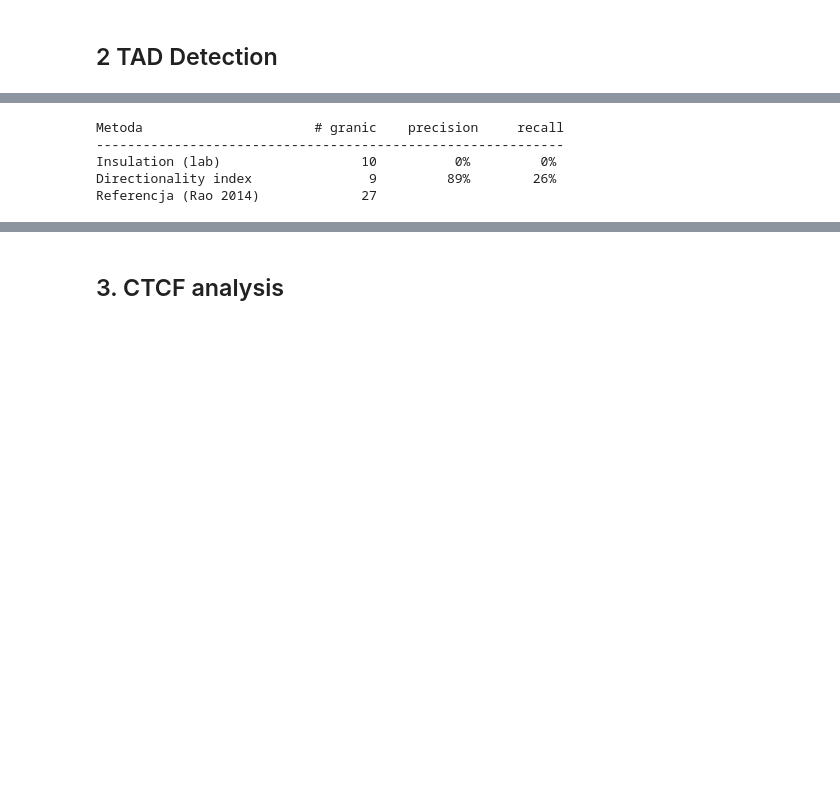
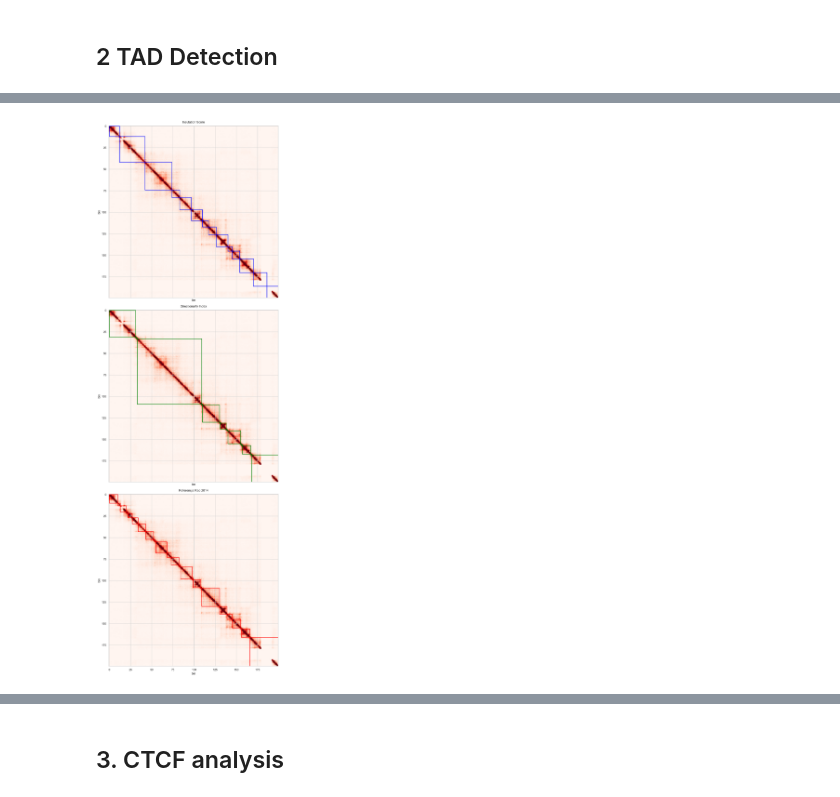
Before and after one commit to mosak2005/bioifna-projekt-3, a Jupyter notebook: Project3.ipynb, the cells around one changed output, grey strips where cells are left out. Saved outputs shown, nothing was run; the diff lists cells and outputs as text; code cells hidden in the pictures; blank space fills up the shorter version.

```diff
--- a/Project3.ipynb
+++ b/Project3.ipynb
@@ -336,24 +293,41 @@ plt.show()
-# %%
-def precision_recall(predicted, reference, tol=1):
-    """tol=1 przy 25 kb = tolerancja ±25 kb między granicami."""
-    if len(predicted) == 0 or len(reference) == 0:
-        return 0.0, 0.0
-    matched_pred = sum(any(abs(p - r) <= tol for r in reference) for p in predicted)
-    matched_ref  = sum(any(abs(r - p) <= tol for p in predicted) for r in reference)
-    return matched_pred / len(predicted), matched_ref / len(reference)
-
-
-p_ins, r_ins = precision_recall(boundaries_ins, ref_boundaries, tol=1)
-p_di,  r_di  = precision_recall(boundaries_di,  ref_boundaries, tol=1)
-
-print(f"{'Metoda':<25} {'# granic':>10} {'precision':>12} {'recall':>10}")
-print("-" * 60)
-print(f"{'Insulation (lab)':<25} {len(boundaries_ins):>10} {p_ins:>11.0%} {r_ins:>10.0%}")
-print(f"{'Directionality index':<25} {len(boundaries_di):>10} {p_di:>11.0%} {r_di:>10.0%}")
-print(f"{'Referencja (Rao 2014)':<25} {len(ref_boundaries):>10}")
-# %% [output]
-Metoda                      # granic    precision     recall
-------------------------------------------------------------
-Insulation (lab)                  10          0%         0%
-Directionality index               9         89%        26%
-Referencja (Rao 2014)             27
+# %%
+
+import numpy as np
+import matplotlib.pyplot as plt
+
+def get_tad_regions(boundaries, matrix_size):
+    borders = sorted(list(set([0] + boundaries + [matrix_size])))
+    return [(borders[i], borders[i+1]) for i in range(len(borders)-1)]
+
+matrix_size = mat.shape[0]
+vmax = np.nanpercentile(mat, 99)
+
+tad_regions_ins = get_tad_regions(boundaries_ins, matrix_size)
+tad_regions_di  = get_tad_regions(boundaries_di, matrix_size)
+tad_regions_ref = get_tad_regions(ref_boundaries, matrix_size)
+
+
+fig, axes = plt.subplots(3, 1, figsize=(10, 30), sharex=True, sharey=True)
+
+methods_config = [
+    ("Insulation Score", tad_regions_ins, "blue"),
+    ("Directionality Index", tad_regions_di, "green"),
+    ("Referencja Rao 2014", tad_regions_ref, "red")
+]
+
+for ax, (title, regions, color) in zip(axes, methods_config):
+    ax.imshow(mat, cmap='Reds', vmax=vmax, aspect='auto')
+
+    for start, end in regions:
+        size = end - start
+        rect = Rectangle((start, start), size, size, edgecolor=color, linewidth=1.8, fill=False)
+        ax.add_patch(rect)
+
+    ax.set_title(title, fontsize=12, pad=10)
+    ax.set_xlabel("bin")
+    ax.set_ylabel("bin")
+
+plt.tight_layout()
+plt.show()
+# %% [output]
+[figure, added]
```
Also changed, not shown: parts of 12 cells of this notebook.
